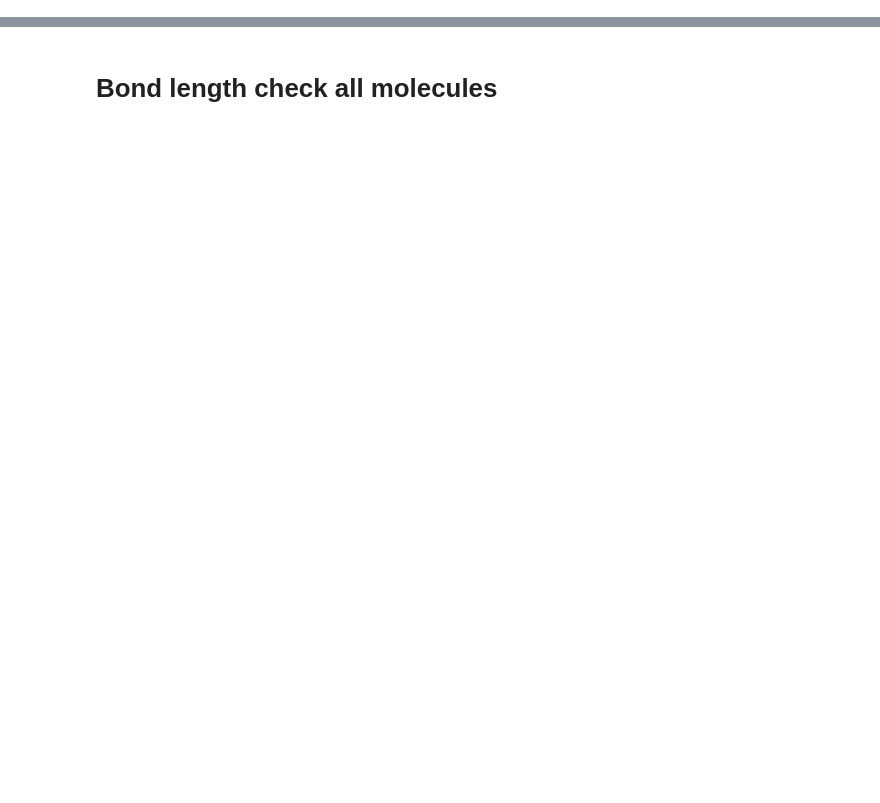
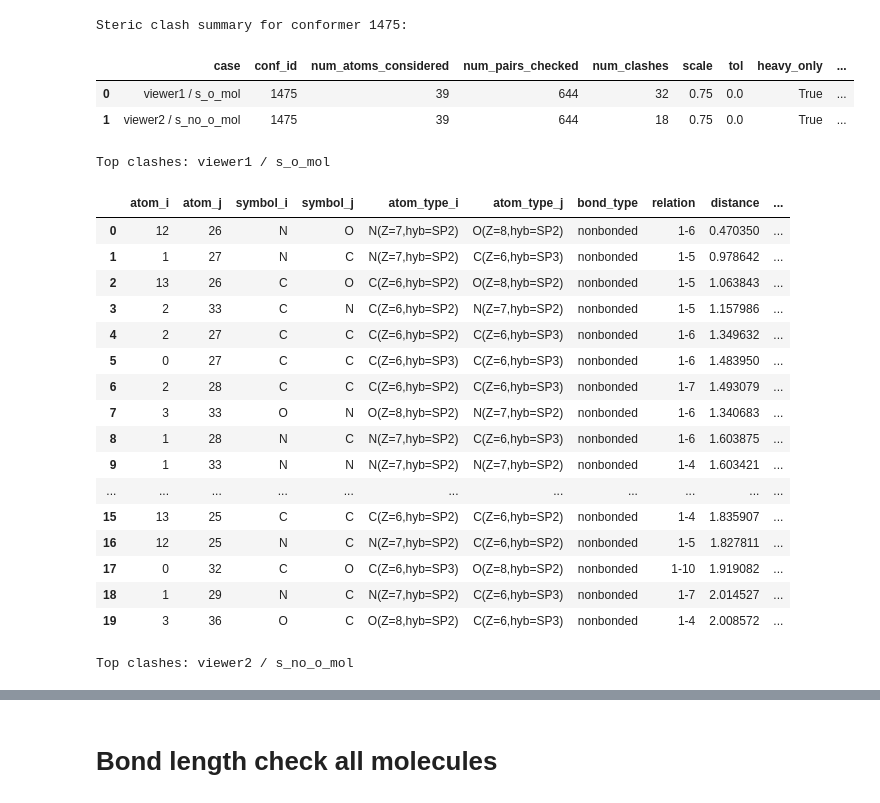
Before and after one commit to HangenYuu/ringer, a Jupyter notebook: visualize_failed_molecule.ipynb, the cells around one changed output, grey strips where cells are left out. Drawn from its saved outputs; the diff is of its cells as text; code cells hidden in the pictures; blank space fills up the shorter version.

```diff
--- a/visualize_failed_molecule.ipynb
+++ b/visualize_failed_molecule.ipynb
@@ -282,0 +445,71 @@ if viewer1:
+# %%
+target_conf_id = 1475
+
+viewer_cases = [
+    ("viewer1 / s_o_mol", s_o_mol),
+    ("viewer2 / s_no_o_mol", s_no_o_mol),
+]
+
+clash_results = {}
+summary_rows = []
+
+for case_name, case_mol in viewer_cases:
+    clashes_df, summary = detect_steric_clashes(
+        case_mol,
+        conf_id=target_conf_id,
+        scale=0.75,
+        tol=0.0,
+        heavy_only=True,
+        min_topological_distance=3,
+    )
+    clash_results[case_name] = {"clashes": clashes_df, "summary": summary}
+    summary_rows.append({"case": case_name, **summary})
+
+summary_df = pd.DataFrame(summary_rows)
+print(f"Steric clash summary for conformer {target_conf_id}:")
+display(summary_df)
+
+show_cols = [
+    "atom_i",
+    "atom_j",
+    "symbol_i",
+    "symbol_j",
+    "atom_type_i",
+    "atom_type_j",
+    "bond_type",
+    "relation",
+    "distance",
+    "threshold",
+    "overlap",
+]
+for case_name in ["viewer1 / s_o_mol", "viewer2 / s_no_o_mol"]:
+    print(f"\nTop clashes: {case_name}")
+    df_case = clash_results[case_name]["clashes"]
+    if len(df_case) == 0:
+        print("No clashes detected with current settings")
+    else:
+        display(df_case[show_cols].head(20))
+# %% [output]
+Steric clash summary for conformer 1475:
+|  | case | conf_id | num_atoms_considered | num_pairs_checked | num_clashes | scale | tol | heavy_only | ... |
+| 0 | viewer1 / s_o_mol | 1475 | 39 | 644 | 32 | 0.75 | 0.0 | True | ... |
+| 1 | viewer2 / s_no_o_mol | 1475 | 39 | 644 | 18 | 0.75 | 0.0 | True | ... |
+Top clashes: viewer1 / s_o_mol
+|  | atom_i | atom_j | symbol_i | symbol_j | atom_type_i | atom_type_j | bond_type | relation | distance | ... |
+| 0 | 12 | 26 | N | O | N(Z=7,hyb=SP2) | O(Z=8,hyb=SP2) | nonbonded | 1-6 | 0.470350 | ... |
+| 1 | 1 | 27 | N | C | N(Z=7,hyb=SP2) | C(Z=6,hyb=SP3) | nonbonded | 1-5 | 0.978642 | ... |
+| 2 | 13 | 26 | C | O | C(Z=6,hyb=SP2) | O(Z=8,hyb=SP2) | nonbonded | 1-5 | 1.063843 | ... |
+| 3 | 2 | 33 | C | N | C(Z=6,hyb=SP2) | N(Z=7,hyb=SP2) | nonbonded | 1-5 | 1.157986 | ... |
+| 4 | 2 | 27 | C | C | C(Z=6,hyb=SP2) | C(Z=6,hyb=SP3) | nonbonded | 1-6 | 1.349632 | ... |
+| 5 | 0 | 27 | C | C | C(Z=6,hyb=SP3) | C(Z=6,hyb=SP3) | nonbonded | 1-6 | 1.483950 | ... |
+| 6 | 2 | 28 | C | C | C(Z=6,hyb=SP2) | C(Z=6,hyb=SP3) | nonbonded | 1-7 | 1.493079 | ... |
+| 7 | 3 | 33 | O | N | O(Z=8,hyb=SP2) | N(Z=7,hyb=SP2) | nonbonded | 1-6 | 1.340683 | ... |
+| 8 | 1 | 28 | N | C | N(Z=7,hyb=SP2) | C(Z=6,hyb=SP3) | nonbonded | 1-6 | 1.603875 | ... |
+| 9 | 1 | 33 | N | N | N(Z=7,hyb=SP2) | N(Z=7,hyb=SP2) | nonbonded | 1-4 | 1.603421 | ... |
+| ... | ... | ... | ... | ... | ... | ... | ... | ... | ... | ... |
+| 15 | 13 | 25 | C | C | C(Z=6,hyb=SP2) | C(Z=6,hyb=SP2) | nonbonded | 1-4 | 1.835907 | ... |
+| 16 | 12 | 25 | N | C | N(Z=7,hyb=SP2) | C(Z=6,hyb=SP2) | nonbonded | 1-5 | 1.827811 | ... |
+| 17 | 0 | 32 | C | O | C(Z=6,hyb=SP3) | O(Z=8,hyb=SP2) | nonbonded | 1-10 | 1.919082 | ... |
+| 18 | 1 | 29 | N | C | N(Z=7,hyb=SP2) | C(Z=6,hyb=SP3) | nonbonded | 1-7 | 2.014527 | ... |
+| 19 | 3 | 36 | O | C | O(Z=8,hyb=SP2) | C(Z=6,hyb=SP3) | nonbonded | 1-4 | 2.008572 | ... |
+Top clashes: viewer2 / s_no_o_mol
```
Also changed, not shown: parts of 15 cells of this notebook, 1 other file.
